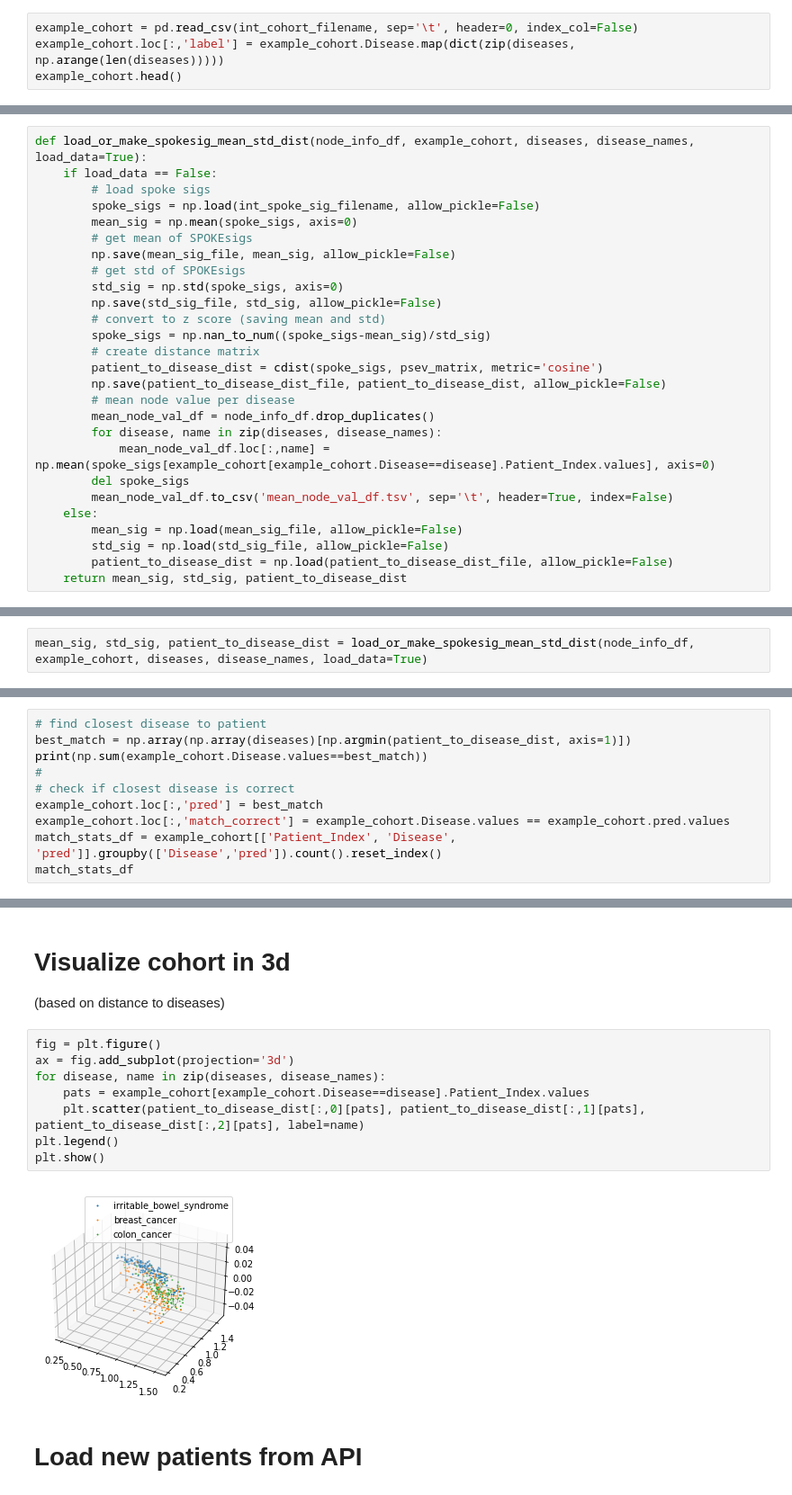
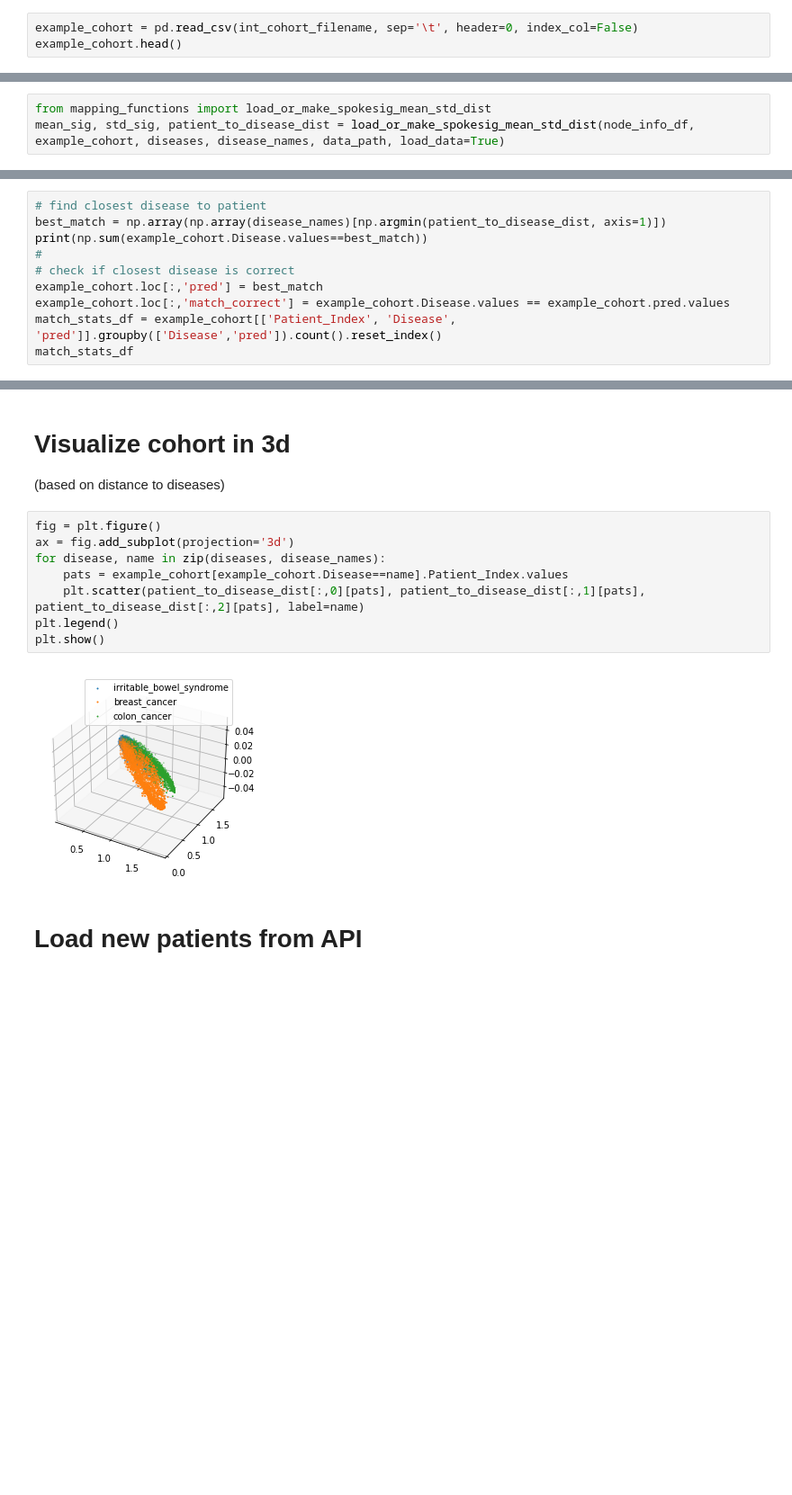
Before and after one commit to BaranziniLab/SPOKEsig-Workshop, a Jupyter notebook: code/patient_spoke_sig_analysis-Copy1.ipynb, the cells around one changed output, grey strips where cells are left out. Shown: that part at 90% size. Drawn from its saved outputs; the diff is of its cells as text; blank space fills up the shorter version.

```diff
--- a/code/patient_spoke_sig_analysis-Copy1.ipynb
+++ b/code/patient_spoke_sig_analysis-Copy1.ipynb
@@ -53,6 +49,5 @@ loading Disease PSEVs for workshop ...
 # Load initial cohort
 # %%
 example_cohort = pd.read_csv(int_cohort_filename, sep='\t', header=0, index_col=False)
-example_cohort.loc[:,'label'] = example_cohort.Disease.map(dict(zip(diseases, np.arange(len(diseases)))))
 example_cohort.head()
 # %% [output]
@@ -88,39 +81,13 @@ for col in ['age', 'OMOP_Count', 'SEP_Count']:
-# %%
-def load_or_make_spokesig_mean_std_dist(node_info_df, example_cohort, diseases, disease_names, load_data=True):
-    if load_data == False:
-        # load spoke sigs
-        spoke_sigs = np.load(int_spoke_sig_filename, allow_pickle=False)
-        mean_sig = np.mean(spoke_sigs, axis=0)
-        # get mean of SPOKEsigs
-        np.save(mean_sig_file, mean_sig, allow_pickle=False)
-        # get std of SPOKEsigs
-        std_sig = np.std(spoke_sigs, axis=0)
-        np.save(std_sig_file, std_sig, allow_pickle=False)
-        # convert to z score (saving mean and std)
-        spoke_sigs = np.nan_to_num((spoke_sigs-mean_sig)/std_sig)
-        # create distance matrix
-        patient_to_disease_dist = cdist(spoke_sigs, psev_matrix, metric='cosine')
-        np.save(patient_to_disease_dist_file, patient_to_disease_dist, allow_pickle=False)
-        # mean node value per disease
-        mean_node_val_df = node_info_df.drop_duplicates()
-        for disease, name in zip(diseases, disease_names):
-            mean_node_val_df.loc[:,name] = np.mean(spoke_sigs[example_cohort[example_cohort.Disease==disease].Patient_Index.values], axis=0)
-        del spoke_sigs
-        mean_node_val_df.to_csv('mean_node_val_df.tsv', sep='\t', header=True, index=False)
-    else:
-        mean_sig = np.load(mean_sig_file, allow_pickle=False)
-        std_sig = np.load(std_sig_file, allow_pickle=False)
-        patient_to_disease_dist = np.load(patient_to_disease_dist_file, allow_pickle=False)
-    return mean_sig, std_sig, patient_to_disease_dist
 # %% [markdown]
 # Load initial cohort SPOKEsigs data
 # %%
-mean_sig, std_sig, patient_to_disease_dist = load_or_make_spokesig_mean_std_dist(node_info_df, example_cohort, diseases, disease_names, load_data=True)
+from mapping_functions import load_or_make_spokesig_mean_std_dist
+mean_sig, std_sig, patient_to_disease_dist = load_or_make_spokesig_mean_std_dist(node_info_df, example_cohort, diseases, disease_names, data_path, load_data=True)
 # %% [markdown]
 # Compare patients to disease PSEVs
 # %%
 # find closest disease to patient
-best_match = np.array(np.array(diseases)[np.argmin(patient_to_disease_dist, axis=1)])
+best_match = np.array(np.array(disease_names)[np.argmin(patient_to_disease_dist, axis=1)])
 print(np.sum(example_cohort.Disease.values==best_match))
 #
 # check if closest disease is correct
@@ -146,13 +113,13 @@ match_stats_df
 # %%
 fig = plt.figure()
 ax = fig.add_subplot(projection='3d')
 for disease, name in zip(diseases, disease_names):
-    pats = example_cohort[example_cohort.Disease==disease].Patient_Index.values
+    pats = example_cohort[example_cohort.Disease==name].Patient_Index.values
     plt.scatter(patient_to_disease_dist[:,0][pats], patient_to_disease_dist[:,1][pats], patient_to_disease_dist[:,2][pats], label=name)
 plt.legend()
 plt.show()
 # %% [output]
-[figure, old version]
+[figure, new version]
 # %% [markdown]
 # Load new patients from API
 # %%
```
Also changed, not shown: parts of 18 cells of this notebook, 2 other files.
